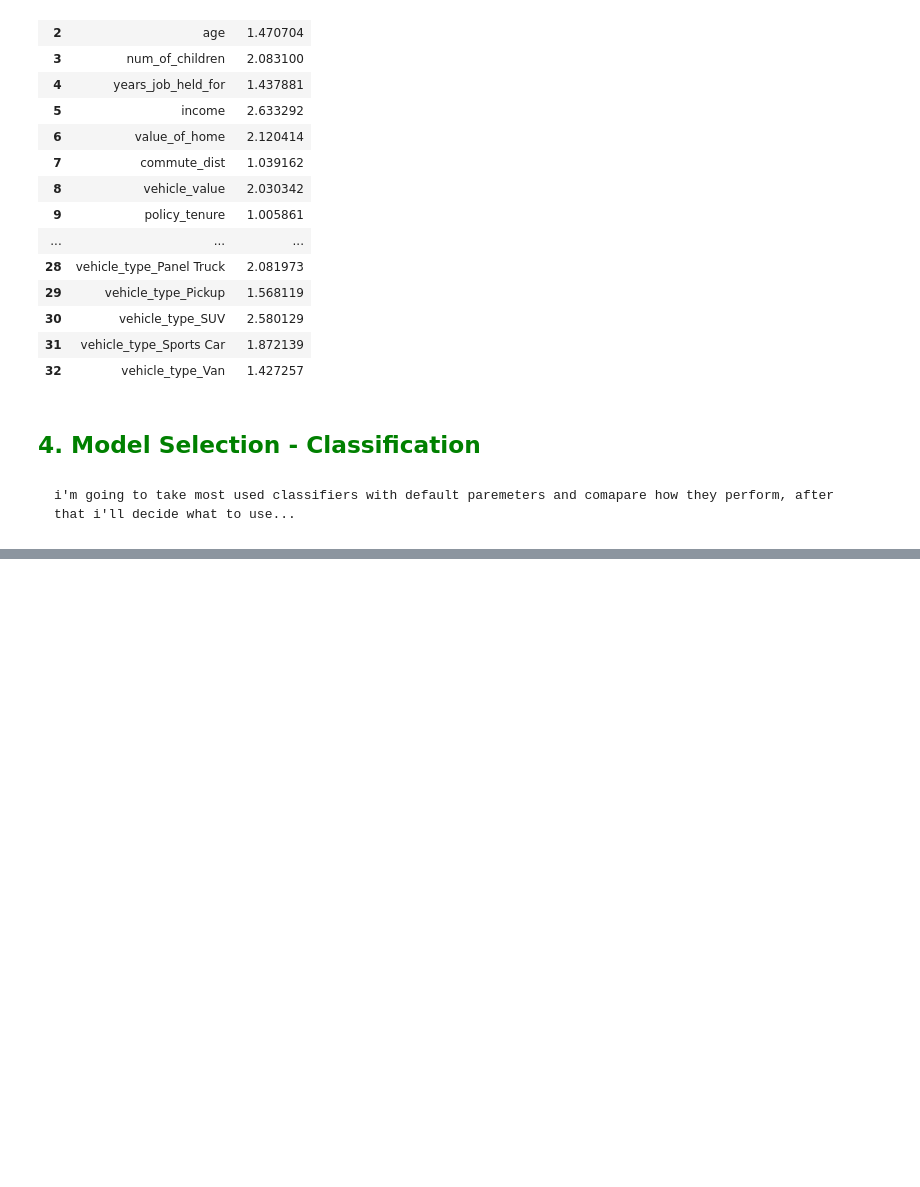
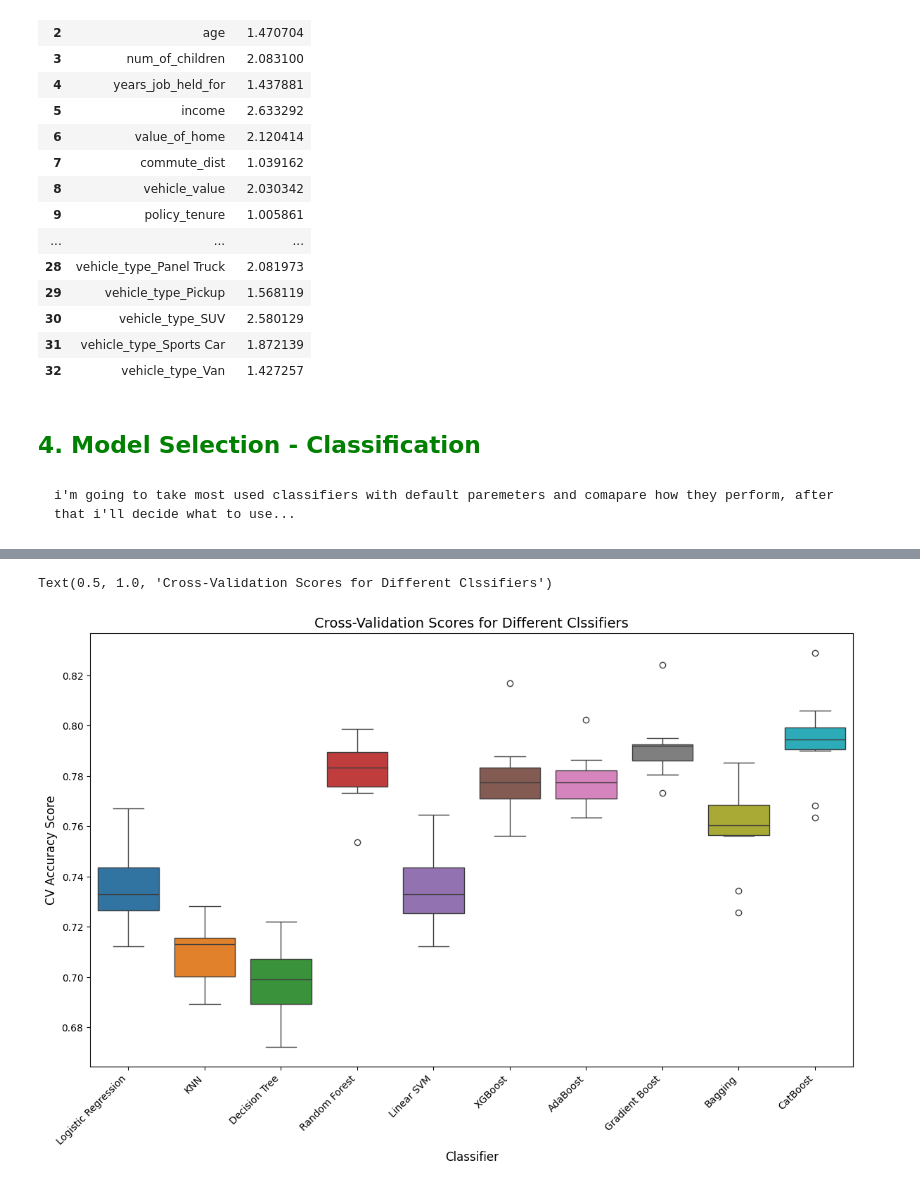
Before and after one commit to shafnybuilds/Car_Insurance_Claim_Prediction, a Jupyter notebook: Scripts/main.ipynb, the cells around one changed output, grey strips where cells are left out. Cells and saved outputs as stored; diff of their text form; code cells hidden in the pictures; blank space fills up the shorter version.

```diff
--- a/Scripts/main.ipynb
+++ b/Scripts/main.ipynb
@@ -743,0 +744,13 @@ clfs = [
+# %%
+# create a KFold obj
+kf = KFold(n_splits=10, shuffle=True, random_state=42)
+
+# creating a dic to store the values
+results = {}
+
+# evaluvating each classifier using cross-validation
+for clf_name, clf in clfs:
+    cv_scores = cross_val_score(clf, X_train_cleaned, y_train, cv=kf)
+    results[clf_name] = cv_scores
+
+cv_scores_df = pd.DataFrame(results)
@@ -743,0 +766,14 @@ clfs = [
+# %%
+# let's plot this to understand better, which model perfoms best for this particular use case
+# plot scores
+fig, ax = plt.subplots(figsize=(14, 8))
+sns.boxplot(cv_scores_df)
+
+# add axis labels
+ax.set_xlabel('Classifier', fontsize=12)
+plt.xticks(rotation=45, ha='right') # rotating the xlabel & align them to the right
+ax.set_ylabel('CV Accuracy Score', fontsize=12)
+ax.set_title('Cross-Validation Scores for Different Clssifiers', fontsize=14)
+# %% [output]
+Text(0.5, 1.0, 'Cross-Validation Scores for Different Clssifiers')
+[figure, added]
```
Also changed, not shown: parts of 14 cells of this notebook, 4 other files.
